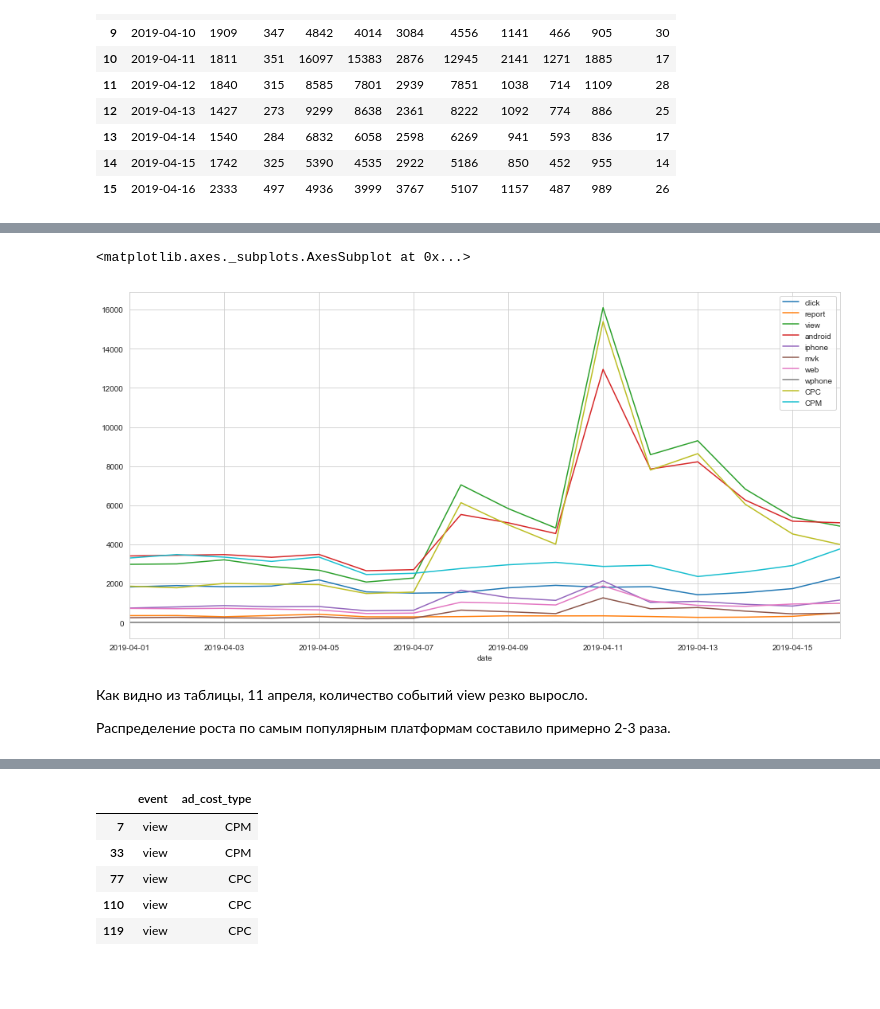
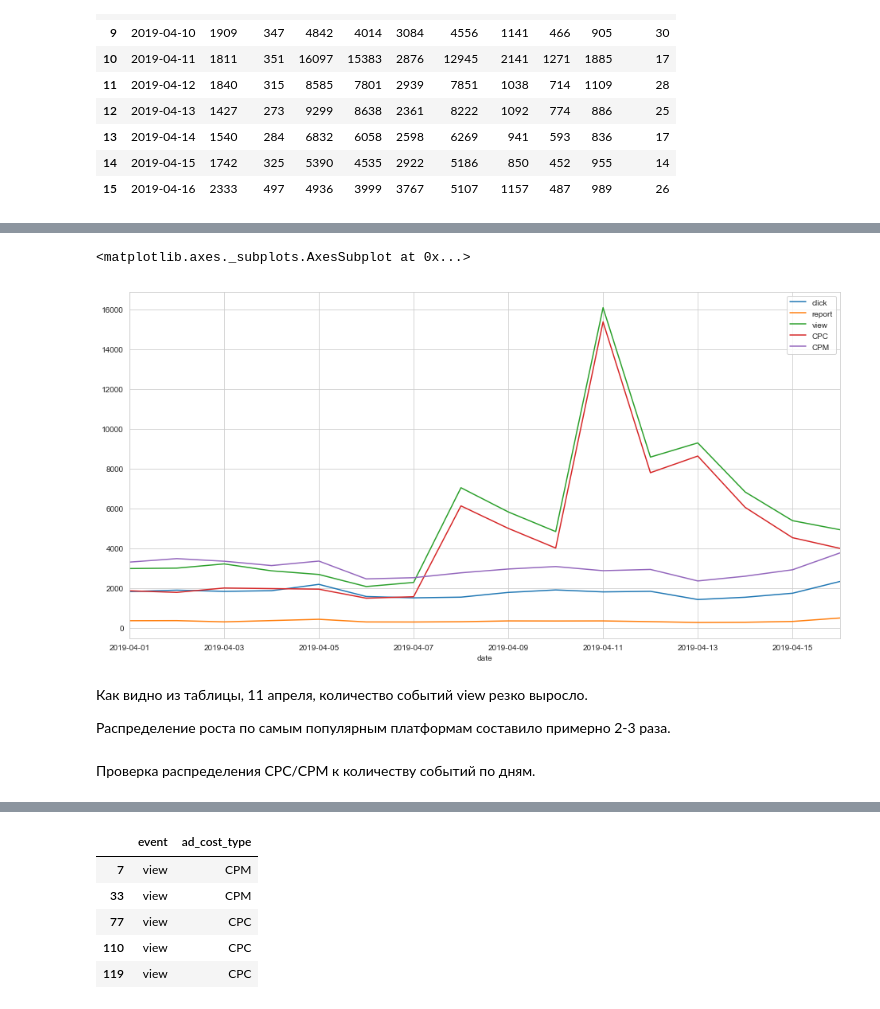
Before and after one commit to Espad/vk_analytics, a Jupyter notebook: vk_adv_analyse.ipynb, the cells around one changed output, grey strips where cells are left out. Cells and saved outputs as stored; diff of their text form; code cells hidden in the pictures; blank space fills up the shorter version.

```diff
--- a/vk_adv_analyse.ipynb
+++ b/vk_adv_analyse.ipynb
@@ -13,6 +13,7 @@ import matplotlib.pyplot as plt
 import matplotlib.ticker as tkr
 import seaborn as sns
 sns.set_style("whitegrid")
+sns.set(rc={'figure.figsize':(11.7,8.27)})
 # %% [markdown]
 #### Задача:
 1. Воспроизведите график числа рекламных событий по дням.
@@ -291,9 +309,12 @@ events_data
 # %%
-events_data.plot(x = 'date',kind = 'line', figsize=(16,8))
+events_data.drop(['android','iphone','mvk','web','wphone'], axis = 1)\
+.plot(x = 'date',kind = 'line', figsize=(16,8))
 # %% [output]
 <matplotlib.axes._subplots.AxesSubplot at 0x...>
-[figure, old version]
+[figure, new version]
 # %% [markdown]
 Как видно из таблицы, 11 апреля, количество событий view резко выросло.
 
 Распределение роста по самым популярным платформам составило примерно 2-3 раза.
+# %% [markdown]
+Проверка распределения CPC/CPM к количеству событий по дням.
```
Also changed, not shown: parts of 23 cells of this notebook.
